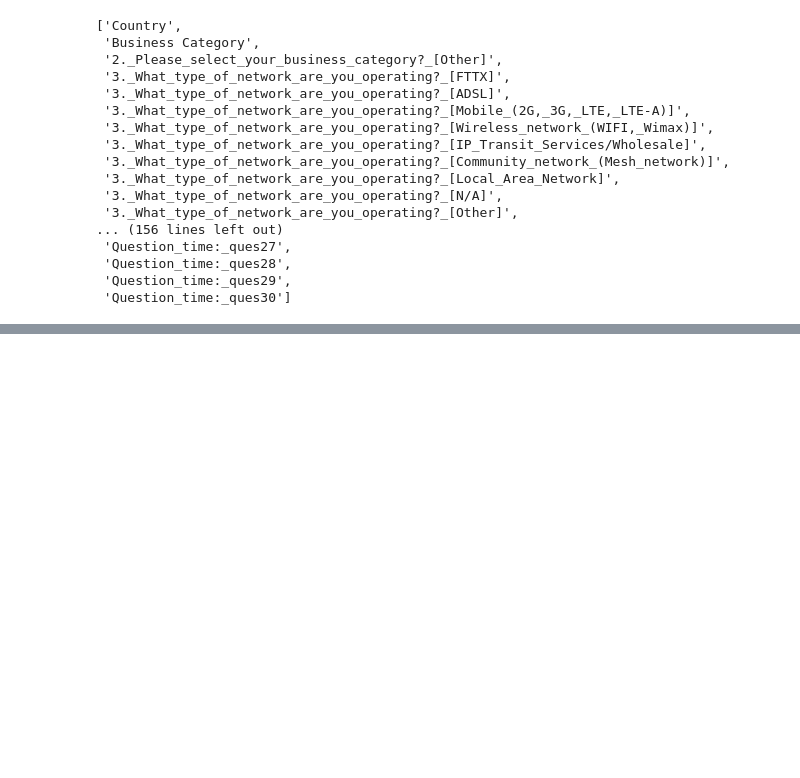
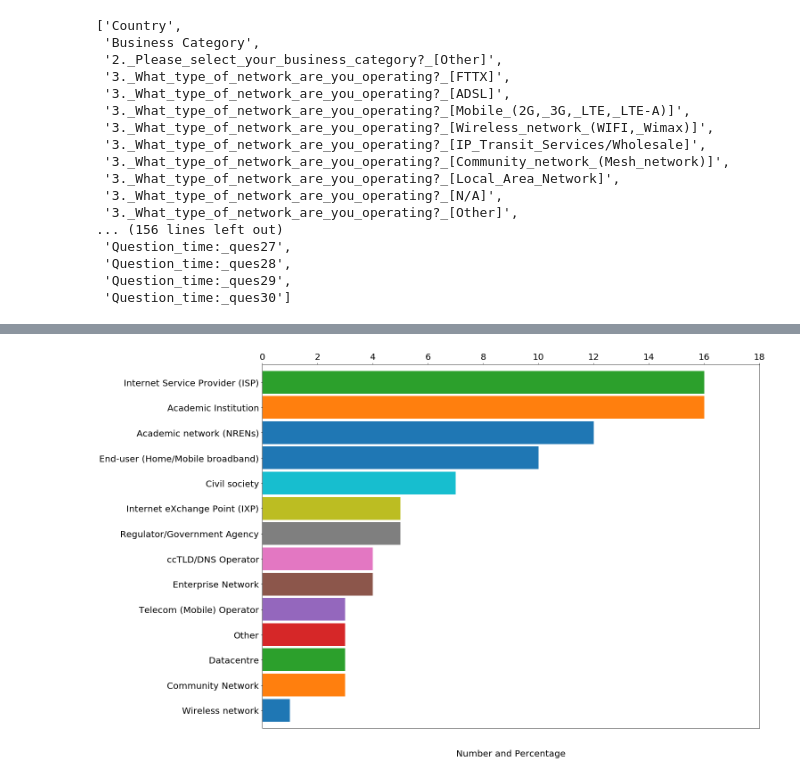
Before and after one commit to AFRINIC-Labs/Africa_Internet_Measurement_Survey, a Jupyter notebook: Internet Africa Awareness Survey.ipynb, the cells around one changed output, grey strips where cells are left out. Drawn from its saved outputs; the diff is of its cells as text; code cells hidden in the pictures; blank space fills up the shorter version.

```diff
--- a/Internet Africa Awareness Survey.ipynb
+++ b/Internet Africa Awareness Survey.ipynb
@@ -153,3 +152,20 @@ Type 'Yes' or 1 for list of businesses running measurement campaign and 'No' or
+# %%
+#Number of Responses by Business Category
+def network_responses():
+    col1 = df['Business Category'].value_counts(dropna=False)
+    col1 = col1.iloc[::-1]
+    ax = col1.plot(kind='barh', figsize=(20,15), legend=False, width=.9)
+    ax.set_xlim(0,18,2)
+    ax.xaxis.tick_top()
+    plt.xticks(fontsize=20)
+    plt.xlabel("\n\nNumber and Percentage", fontsize=20)
+    plt.yticks(fontsize=20)
+    #plt.legend(fontsize="xx-large")
+    plt.show()
+    return
+network_responses()
+# %% [output]
+[figure, added]
 # %%
 #Further Information from businesses that run campaign(s)
 def campaign_info():
```
Also changed, not shown: parts of 9 cells of this notebook.
